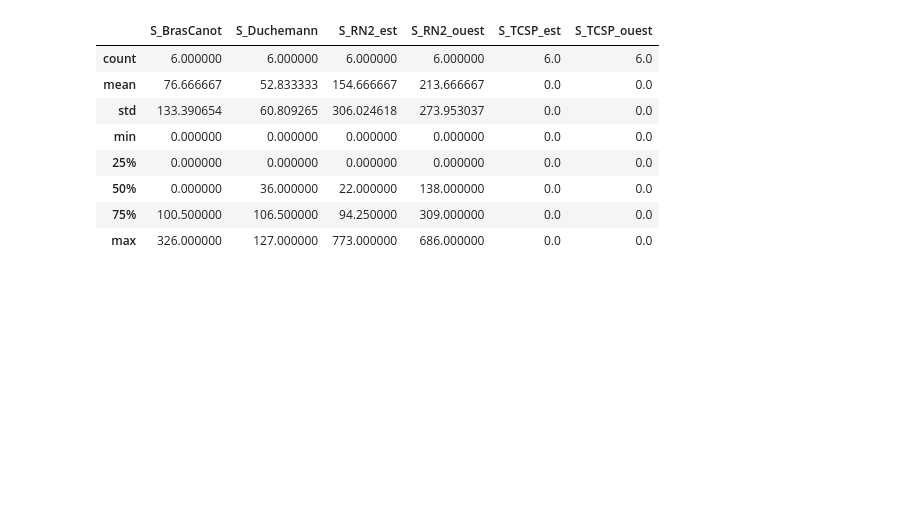
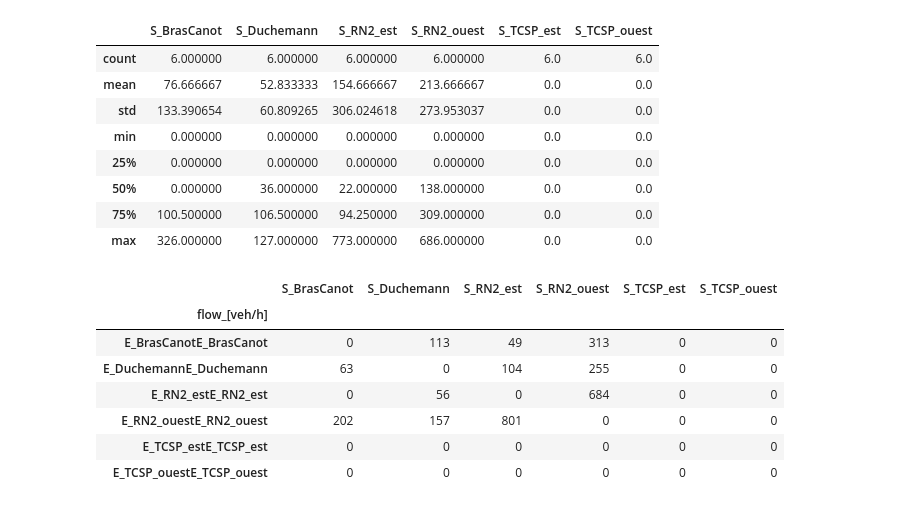
Before and after one commit to timpouly/Bras_Canot_Delplanque_Pouly, a Jupyter notebook: notebooks/Canot_simulation.ipynb, the cells around one changed output. Saved outputs shown, nothing was run; the diff lists cells and outputs as text; code cells hidden in the pictures; blank space fills up the shorter version.

```diff
--- a/notebooks/Canot_simulation.ipynb
+++ b/notebooks/Canot_simulation.ipynb
@@ -180,0 +189,11 @@ df_peak_pm_vl.describe()
+# %%
+df_peak_am_sum
+# %% [output]
+|  | S_BrasCanot | S_Duchemann | S_RN2_est | S_RN2_ouest | S_TCSP_est | S_TCSP_ouest |
+| flow_[veh/h] |  |  |  |  |  |  |
+| E_BrasCanotE_BrasCanot | 0 | 113 | 49 | 313 | 0 | 0 |
+| E_DuchemannE_Duchemann | 63 | 0 | 104 | 255 | 0 | 0 |
+| E_RN2_estE_RN2_est | 0 | 56 | 0 | 684 | 0 | 0 |
+| E_RN2_ouestE_RN2_ouest | 202 | 157 | 801 | 0 | 0 | 0 |
+| E_TCSP_estE_TCSP_est | 0 | 0 | 0 | 0 | 0 | 0 |
+| E_TCSP_ouestE_TCSP_ouest | 0 | 0 | 0 | 0 | 0 | 0 |
```
Also changed, not shown: parts of 6 cells of this notebook.
